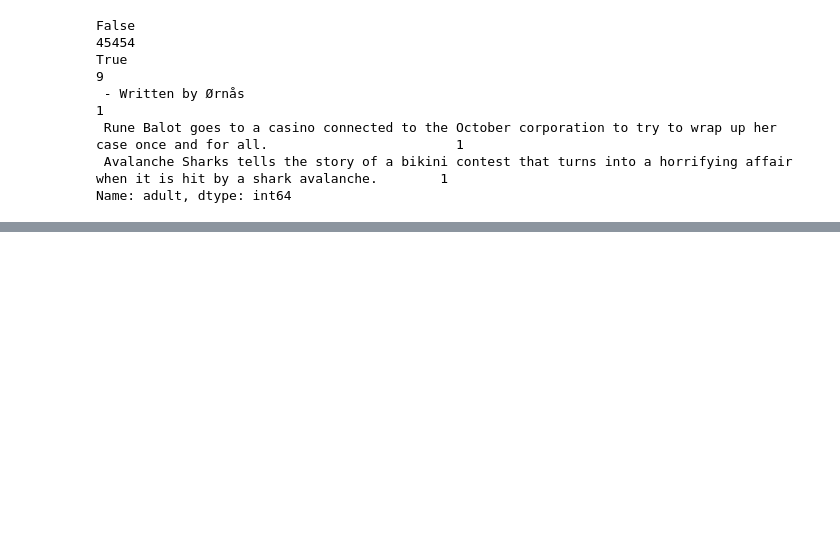
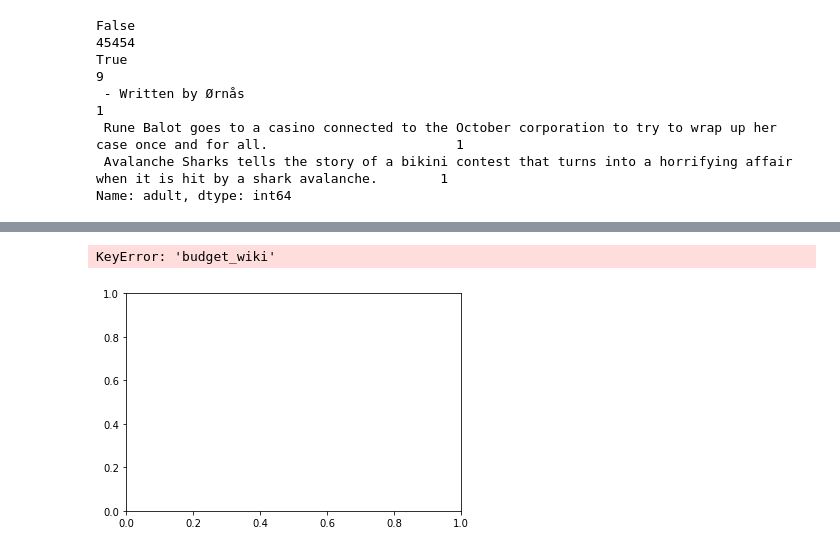
Before and after one commit to jpharvey8/Movies-ETL, a Jupyter notebook: Extract Practice .ipynb, the cells around one changed output, grey strips where cells are left out. Cells and saved outputs as stored; diff of their text form; code cells hidden in the pictures; blank space fills up the shorter version.

```diff
--- a/Extract Practice .ipynb
+++ b/Extract Practice .ipynb
@@ -699,0 +758,6 @@ Name: rating, dtype: float64
+# %%
+# Compare wiki and kaggle budget data
+movies_df.fillna(0).plot(x='budget_wiki',y='budget_kaggle', kind='scatter')
+# %% [output]
+KeyError: 'budget_wiki'
+[figure, added]
```
Also changed, not shown: parts of 38 cells of this notebook.
